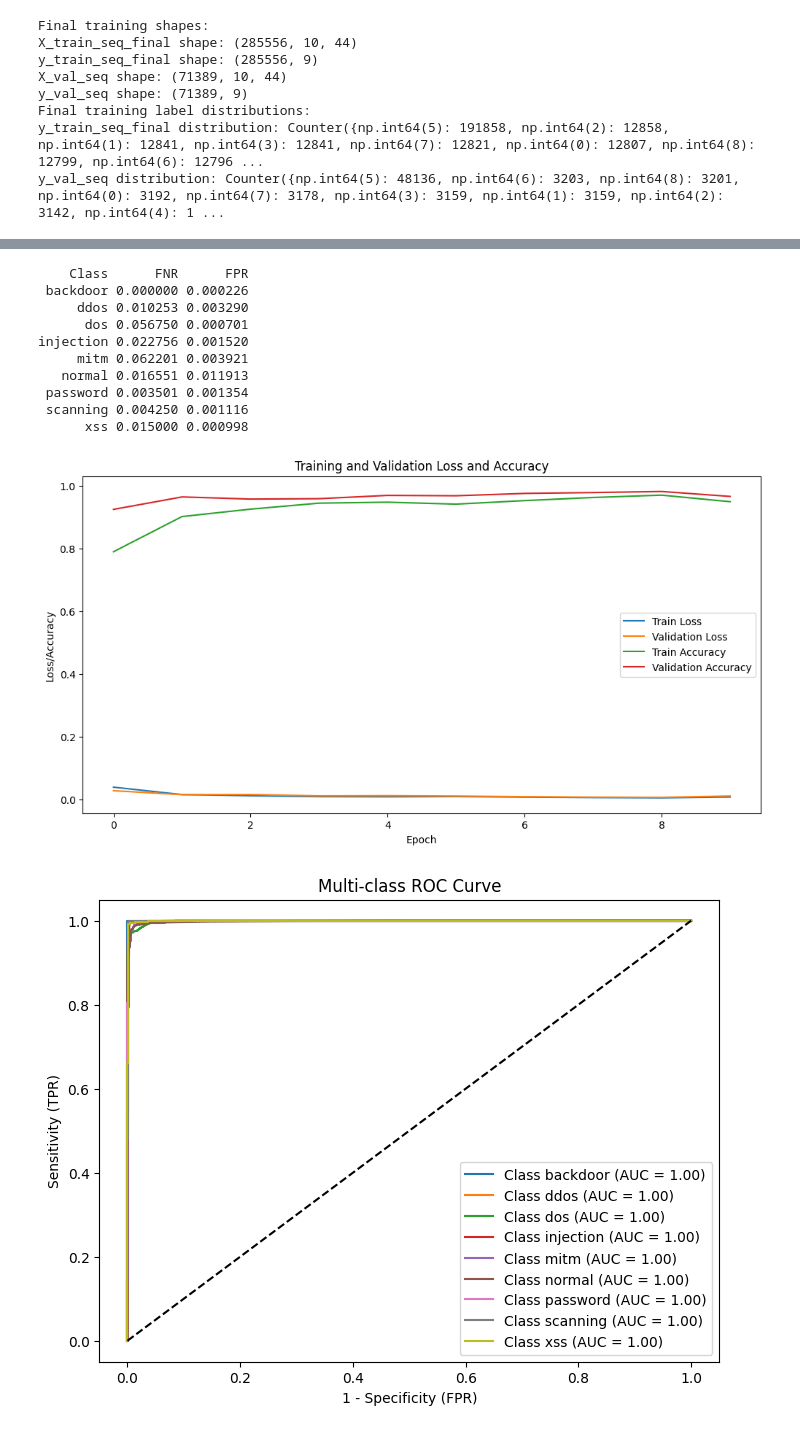
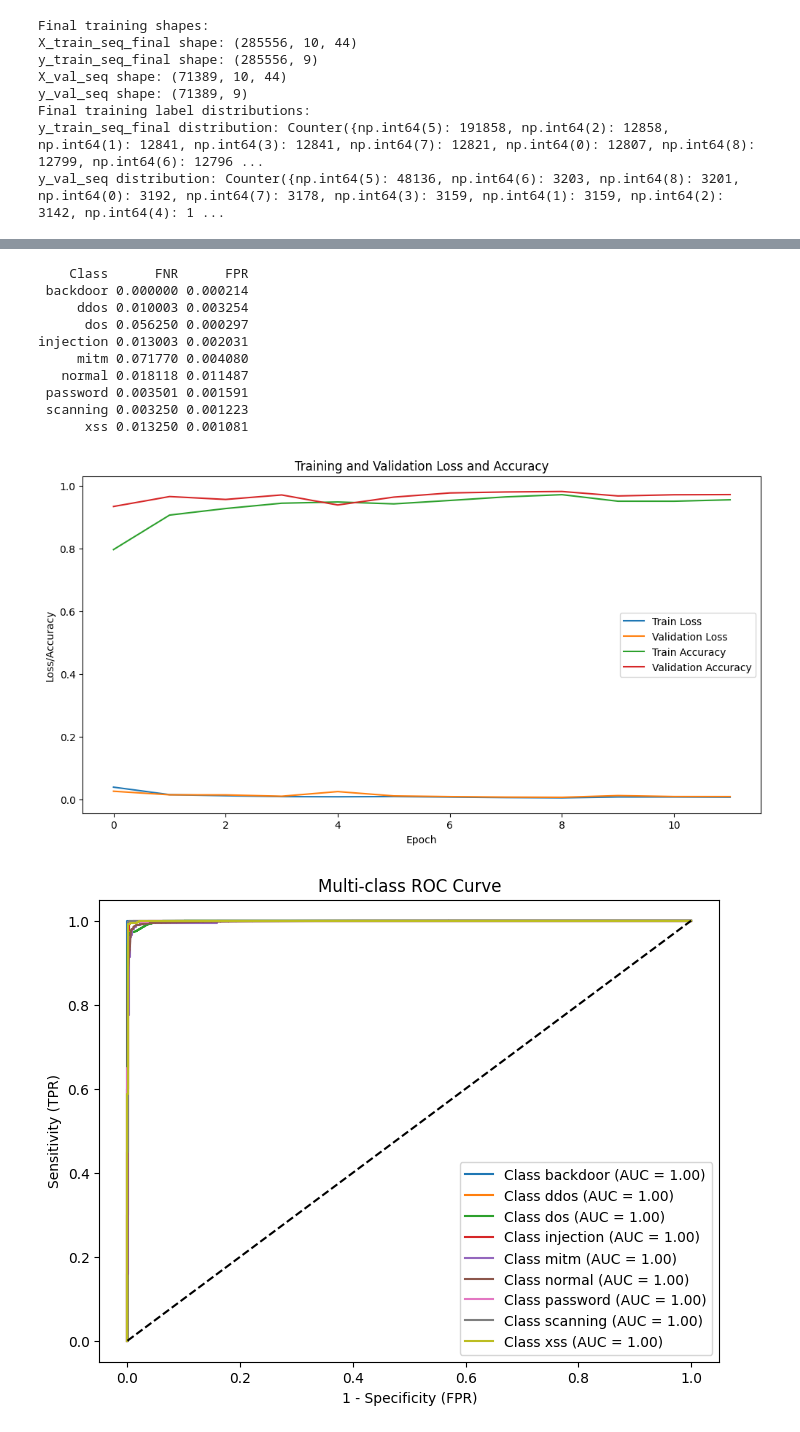
Before and after one commit to jineshsubedi/bilstm_thesis, a Jupyter notebook: intrusion_detection/optimized_model_2.ipynb, the cells around one changed output, grey strips where cells are left out. Saved outputs shown, nothing was run; the diff lists cells and outputs as text; code cells hidden in the pictures.

```diff
--- a/intrusion_detection/optimized_model_2.ipynb
+++ b/intrusion_detection/optimized_model_2.ipynb
@@ -412,10 +412,10 @@ class_weights = {cls: median_freq / count for cls, count in enumerate(frequencie
 history = model.fit(
     X_train_seq_final, y_train_seq_final,
     validation_data=(X_val_seq, y_val_seq),
-    epochs=10,
+    epochs=20,
     batch_size=64,
     shuffle=True,
-    callbacks=[early_stopping, reduce_lr],
+    callbacks=[early_stopping],
     class_weight=class_weights,
     verbose=1
 )
@@ -539,6 +539,17 @@ plt.xlabel('1 - Specificity (FPR)')
 plt.ylabel('Sensitivity (TPR)')
 plt.legend()
 plt.show()
+
+# precision-recall curve for multi-class
+plt.figure(figsize=(8, 6))
+for i in range(len(type_encoder.classes_)):
+    precision_i, recall_i, _ = precision_recall_curve(y_test_seq[:, i], y_pred_probs[:, i])
+    plt.plot(recall_i, precision_i, label=f'Class {type_encoder.classes_[i]}')
+plt.title('Multi-class Precision-Recall Curve')
+plt.xlabel('Recall')
+plt.ylabel('Precision')
+plt.legend()
+plt.show()
 # %% [output]
 ['backdoor' 'ddos' 'dos' 'injection' 'mitm' 'normal' 'password' 'scanning'
  'xss']
@@ -555,18 +566,18 @@ Encoded class 8 -> xss
 ... (11 lines left out)
 
     accuracy                           0.98     88200
    macro avg       0.91      0.98      0.93     88200
 weighted avg       0.99      0.98      0.98     88200
 [figure]
     Class      FNR      FPR
- backdoor 0.000000 0.000226
-     ddos 0.010253 0.003290
-      dos 0.056750 0.000701
-injection 0.022756 0.001520
-     mitm 0.062201 0.003921
-   normal 0.016551 0.011913
- password 0.003501 0.001354
- scanning 0.004250 0.001116
-      xss 0.015000 0.000998
+ backdoor 0.000000 0.000214
+     ddos 0.010003 0.003254
+      dos 0.056250 0.000297
+injection 0.013003 0.002031
+     mitm 0.071770 0.004080
+   normal 0.018118 0.011487
+ password 0.003501 0.001591
+ scanning 0.003250 0.001223
+      xss 0.013250 0.001081
-[figure, old version]
+[figure, new version]
-[figure, old version]
+[figure, new version]
```
Also changed, not shown: parts of 5 cells of this notebook, 10 other files.
